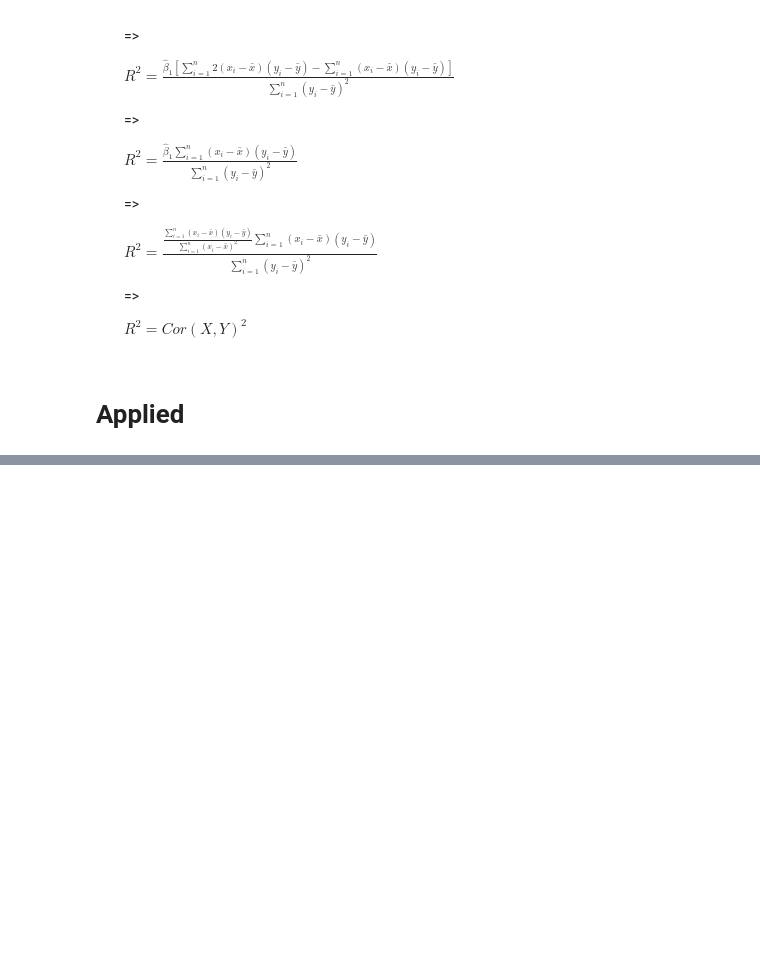
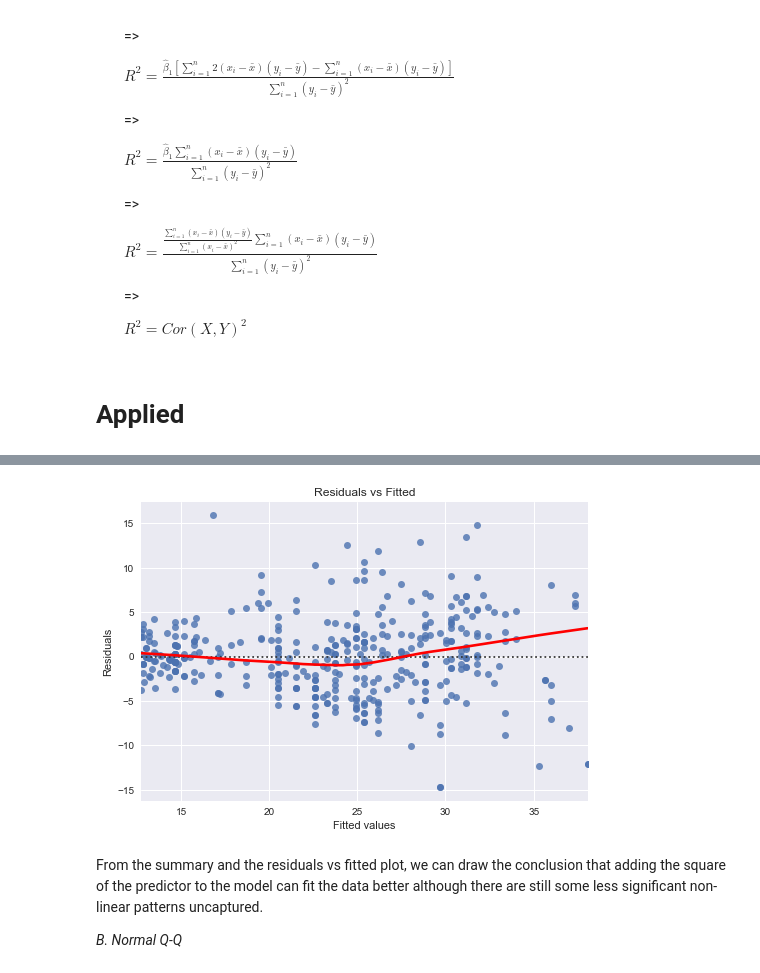
Before and after one commit to chenyulue/ISLP, a Jupyter notebook: Ch03-Linear_Regression_Exercises.ipynb, the cells around one changed output, grey strips where cells are left out. Drawn from its saved outputs; the diff is of its cells as text; code cells hidden in the pictures; blank space fills up the shorter version.

```diff
--- a/Ch03-Linear_Regression_Exercises.ipynb
+++ b/Ch03-Linear_Regression_Exercises.ipynb
@@ -175,0 +276,3 @@
+# %%
+lm_fit_1 = smf.ols('mpg~horsepower+np.power(horsepower, 2)', auto).fit()
+lm_fit_1.summary()
@@ -175,0 +302,15 @@
+# %%
+fitted_y_1 = lm_fit_1.fittedvalues
+sns.residplot(x=fitted_y_1
+             ,y=auto['mpg']
+             ,lowess=True
+             ,line_kws={'color':'r'})
+plt.gca().set(title='Residuals vs Fitted'
+             ,xlabel='Fitted values'
+             ,ylabel='Residuals');
+# %% [output]
+[figure, added]
+# %% [markdown]
+From the summary and the residuals vs fitted plot, we can draw the conclusion that adding the square of the predictor to the model can fit the data better although there are still some less significant non-linear patterns uncaptured.
+
+*B. Normal Q-Q*
```
Also changed, not shown: parts of 18 cells of this notebook.
